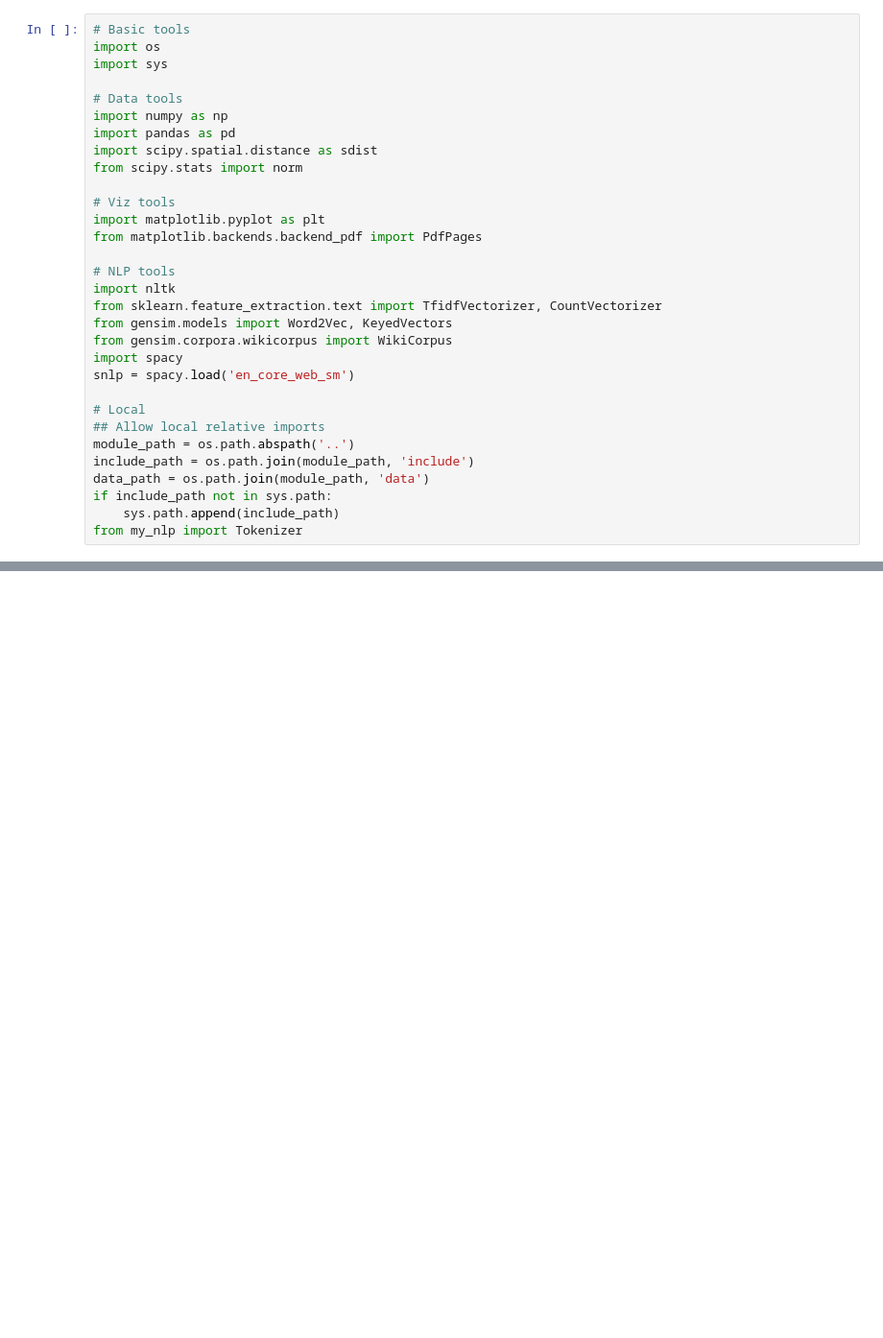
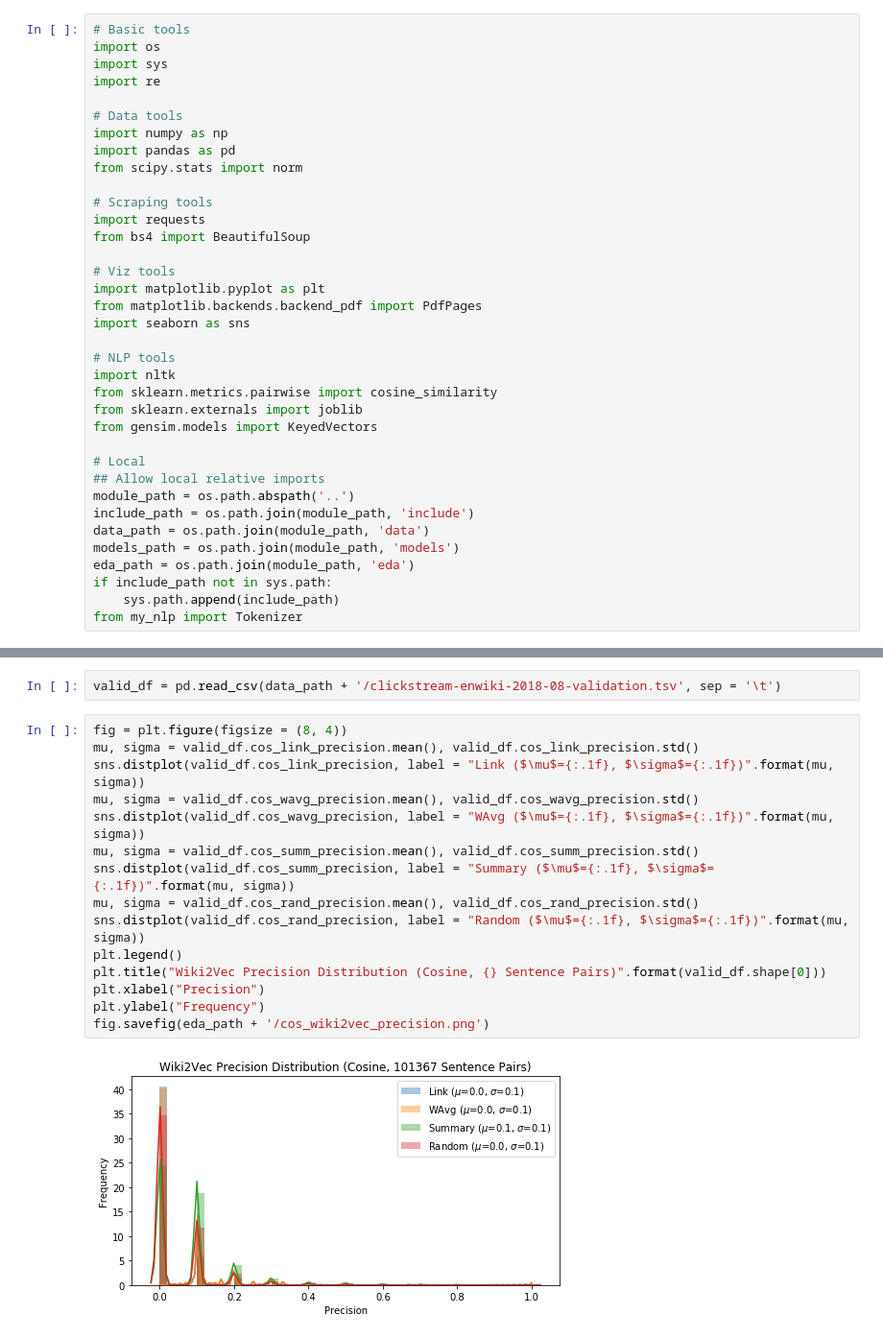
Before and after one commit to knowbodynos/wikontext, a Jupyter notebook: nb/Validation.ipynb, the cells around one changed output, grey strips where cells are left out. Shown at 96% size. Cells and saved outputs as stored; diff of their text form; blank space fills up the shorter version.

```diff
--- a/nb/Validation.ipynb
+++ b/nb/Validation.ipynb
@@ -2,30 +2,35 @@
 # Basic tools
 import os
 import sys
+import re
 
 # Data tools
 import numpy as np
 import pandas as pd
-import scipy.spatial.distance as sdist
 from scipy.stats import norm
+
+# Scraping tools
+import requests
+from bs4 import BeautifulSoup
 
 # Viz tools
 import matplotlib.pyplot as plt
 from matplotlib.backends.backend_pdf import PdfPages
+import seaborn as sns
 
 # NLP tools
 import nltk
-from sklearn.feature_extraction.text import TfidfVectorizer, CountVectorizer
-from gensim.models import Word2Vec, KeyedVectors
-from gensim.corpora.wikicorpus import WikiCorpus
-import spacy
-snlp = spacy.load('en_core_web_sm')
+from sklearn.metrics.pairwise import cosine_similarity
+from sklearn.externals import joblib
+from gensim.models import KeyedVectors
 
 # Local
 ## Allow local relative imports
 module_path = os.path.abspath('..')
 include_path = os.path.join(module_path, 'include')
 data_path = os.path.join(module_path, 'data')
+models_path = os.path.join(module_path, 'models')
+eda_path = os.path.join(module_path, 'eda')
 if include_path not in sys.path:
     sys.path.append(include_path)
 from my_nlp import Tokenizer
@@ -54,0 +208,19 @@ KeyboardInterrupt:
+# %%
+valid_df = pd.read_csv(data_path + '/clickstream-enwiki-2018-08-validation.tsv', sep = '\t')
+# %%
+fig = plt.figure(figsize = (8, 4))
+mu, sigma = valid_df.cos_link_precision.mean(), valid_df.cos_link_precision.std()
+sns.distplot(valid_df.cos_link_precision, label = "Link ($\mu$={:.1f}, $\sigma$={:.1f})".format(mu, sigma))
+mu, sigma = valid_df.cos_wavg_precision.mean(), valid_df.cos_wavg_precision.std()
+sns.distplot(valid_df.cos_wavg_precision, label = "WAvg ($\mu$={:.1f}, $\sigma$={:.1f})".format(mu, sigma))
+mu, sigma = valid_df.cos_summ_precision.mean(), valid_df.cos_summ_precision.std()
+sns.distplot(valid_df.cos_summ_precision, label = "Summary ($\mu$={:.1f}, $\sigma$={:.1f})".format(mu, sigma))
+mu, sigma = valid_df.cos_rand_precision.mean(), valid_df.cos_rand_precision.std()
+sns.distplot(valid_df.cos_rand_precision, label = "Random ($\mu$={:.1f}, $\sigma$={:.1f})".format(mu, sigma))
+plt.legend()
+plt.title("Wiki2Vec Precision Distribution (Cosine, {} Sentence Pairs)".format(valid_df.shape[0]))
+plt.xlabel("Precision")
+plt.ylabel("Frequency")
+fig.savefig(eda_path + '/cos_wiki2vec_precision.png')
+# %% [output]
+[figure, added]
```
Also changed, not shown: parts of 18 cells of this notebook, 6 other files.
